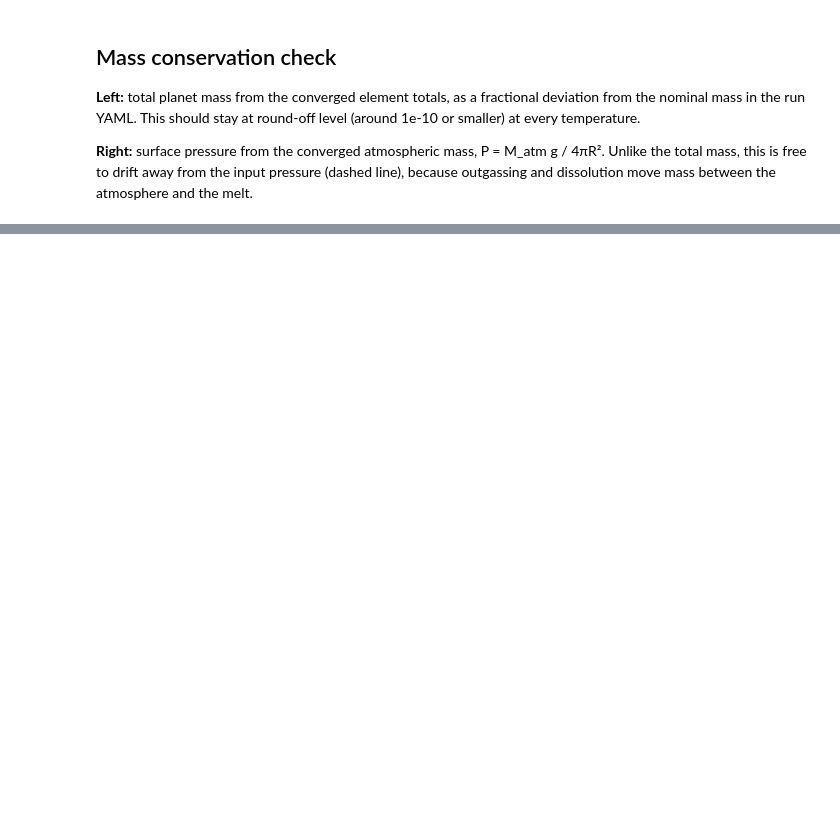
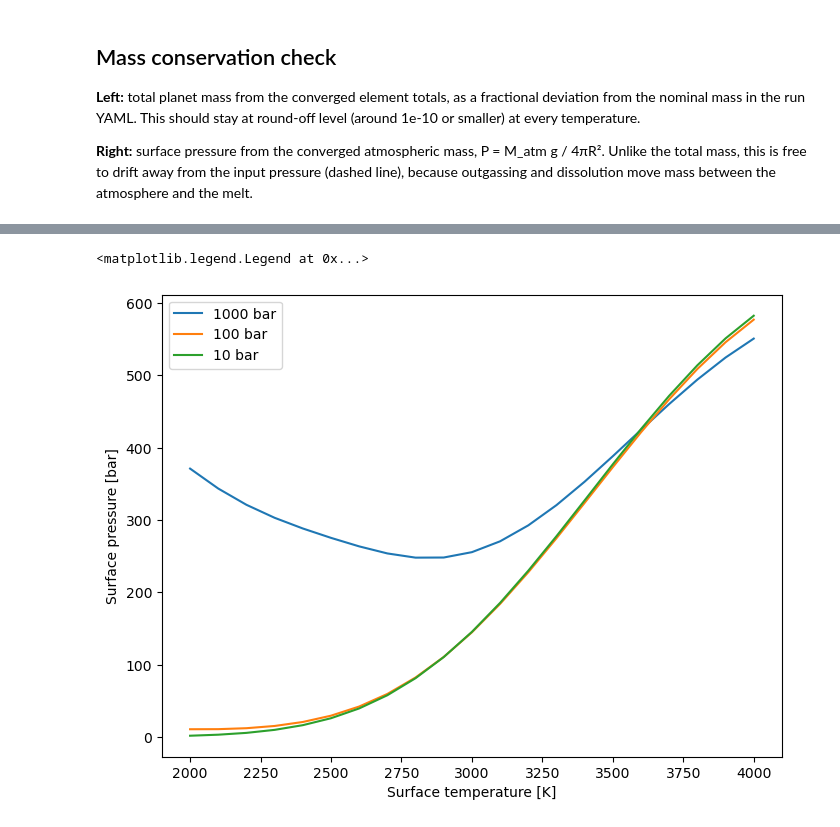
Before and after one commit to AlexMcGinty/GlobalChemicalEquilibrium_model, a Jupyter notebook: gce_tools_package/02_temperature_grid.ipynb, the cells around one changed output, grey strips where cells are left out. Saved outputs shown, nothing was run; the diff lists cells and outputs as text; code cells hidden in the pictures; blank space fills up the shorter version.

```diff
--- a/gce_tools_package/02_temperature_grid.ipynb
+++ b/gce_tools_package/02_temperature_grid.ipynb
@@ -131,0 +136,5 @@ dtype: float64
+# %%
+H2_10000_bar = pd.read_csv(cfg.run_dir/ "10000_bar_H2_grid_summary.csv")
+H2_1000_bar = pd.read_csv(cfg.run_dir/ "1000_bar_H2_grid_summary.csv")
+H2_100_bar = pd.read_csv(cfg.run_dir/ "100_bar_H2_grid_summary.csv")
+H2_10_bar = pd.read_csv(cfg.run_dir/ "10_bar_H2_grid_summary.csv")
@@ -131,0 +162,12 @@ dtype: float64
+# %%
+fig,axes=plt.subplots(figsize=(8,6))
+#axes.plot(H2_10000_bar["T_surface"], H2_10000_bar["P_surface_bar"], label="10000 bar")
+axes.plot(H2_10000_bar["T_surface"], H2_1000_bar["P_surface_bar"], label="1000 bar")
+axes.plot(H2_10000_bar["T_surface"], H2_100_bar["P_surface_bar"], label="100 bar")
+axes.plot(H2_10000_bar["T_surface"], H2_10_bar["P_surface_bar"], label="10 bar")
+axes.set_xlabel("Surface temperature [K]")
+axes.set_ylabel("Surface pressure [bar]")
+axes.legend()
+# %% [output]
+<matplotlib.legend.Legend at 0x...>
+[figure, added]
```
Also changed, not shown: parts of 12 cells of this notebook, 6 other files.
